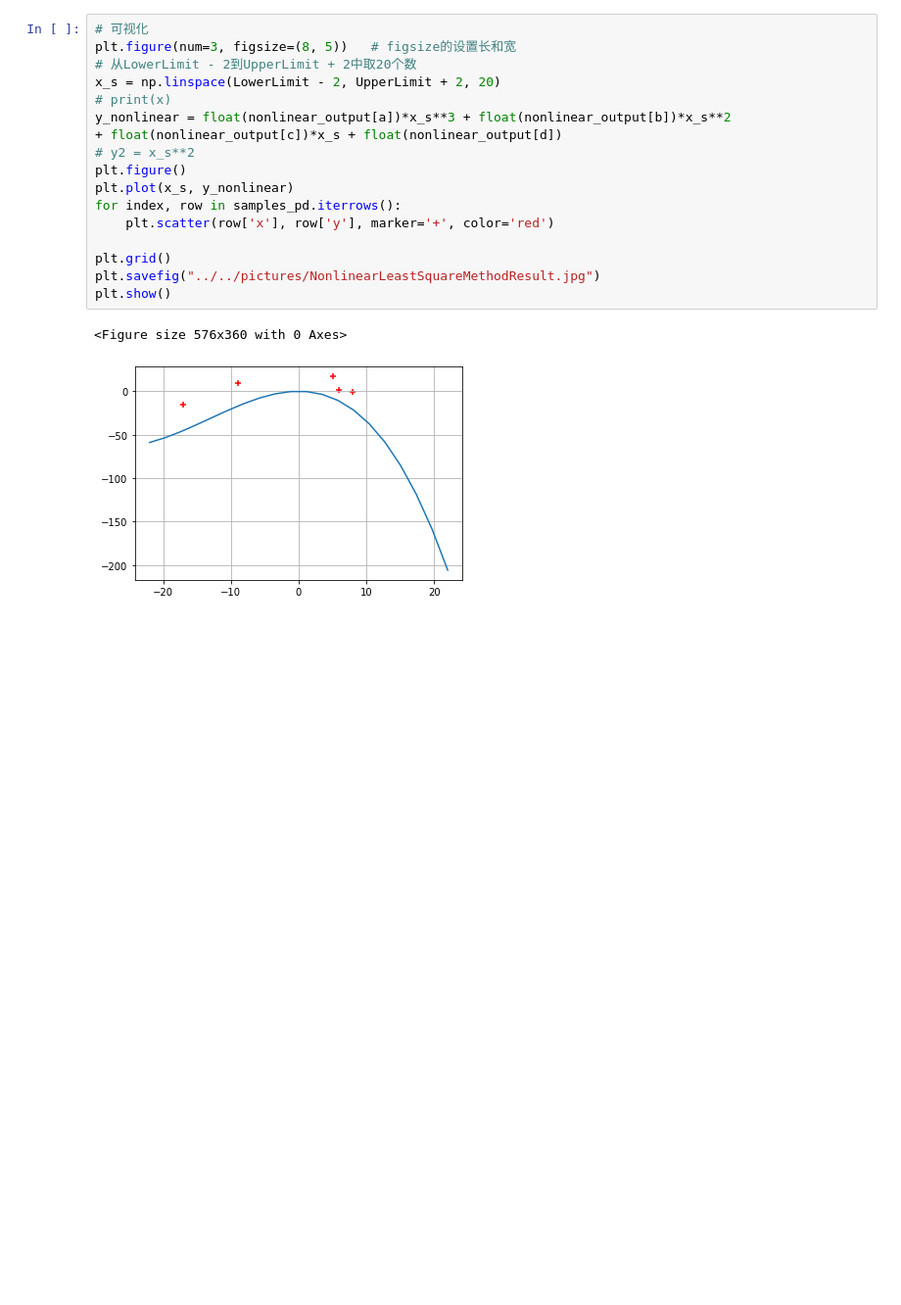
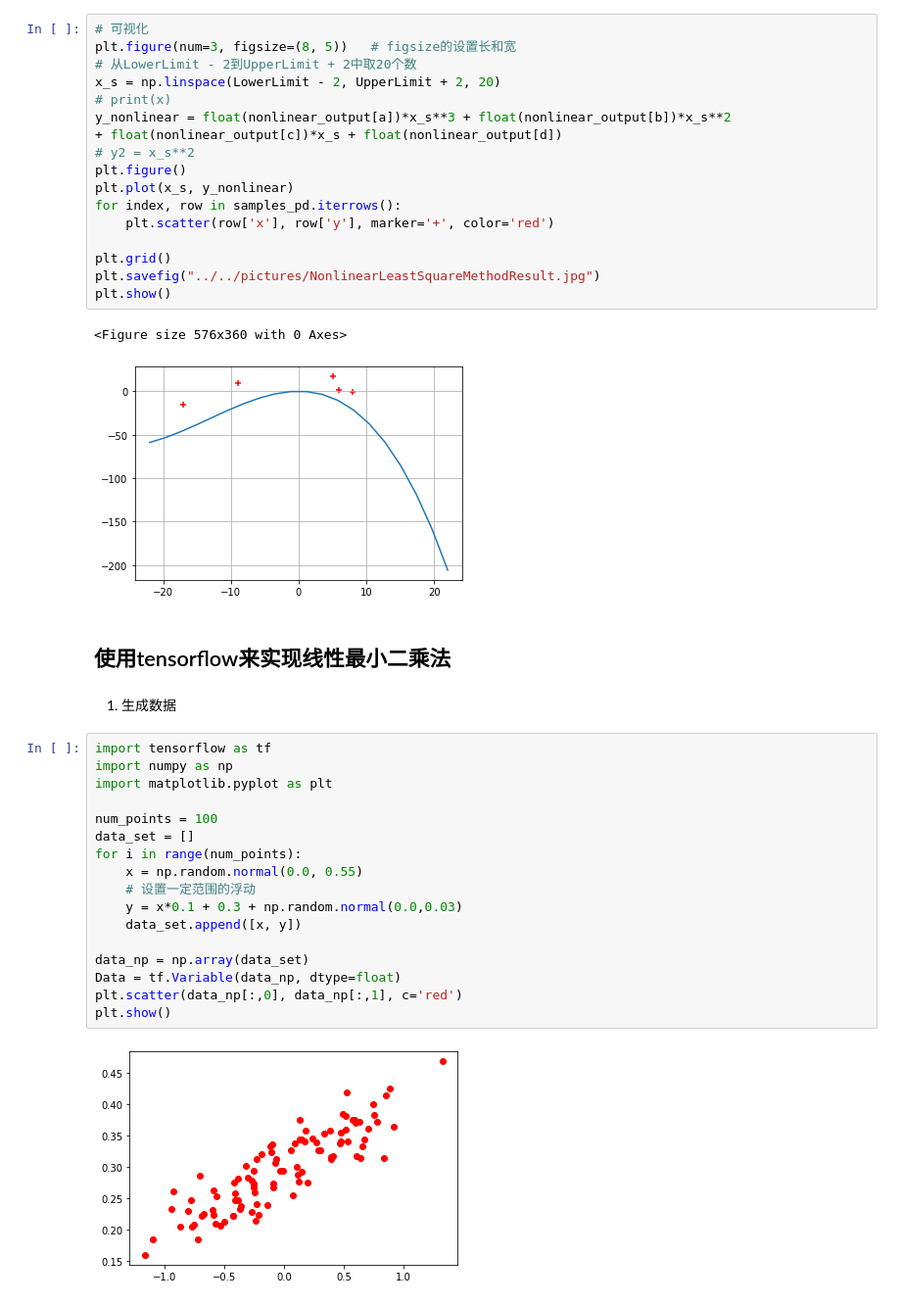
Before and after one commit to youareeverysingleday/MachineLearningAssignments, a Jupyter notebook: codes/4BasicKnowledgePoints/5LeastSquareMethod.ipynb, the cells around one changed output. Shown at 98% size. Drawn from its saved outputs; the diff is of its cells as text; blank space fills up the shorter version.

```diff
--- a/codes/4BasicKnowledgePoints/5LeastSquareMethod.ipynb
+++ b/codes/4BasicKnowledgePoints/5LeastSquareMethod.ipynb
@@ -226,3 +226,26 @@ plt.show()
 # %% [output]
 <Figure size 576x360 with 0 Axes>
 [figure]
+# %% [markdown]
+## 使用tensorflow来实现线性最小二乘法
+# %% [markdown]
+1. 生成数据
+# %%
+import tensorflow as tf
+import numpy as np
+import matplotlib.pyplot as plt
+
+num_points = 100
+data_set = []
+for i in range(num_points):
+    x = np.random.normal(0.0, 0.55)
+    # 设置一定范围的浮动
+    y = x*0.1 + 0.3 + np.random.normal(0.0,0.03)
+    data_set.append([x, y])
+
+data_np = np.array(data_set)
+Data = tf.Variable(data_np, dtype=float)
+plt.scatter(data_np[:,0], data_np[:,1], c='red')
+plt.show()
+# %% [output]
+[figure, added]
```
Also changed, not shown: parts of 2 cells of this notebook, 8 other files.
